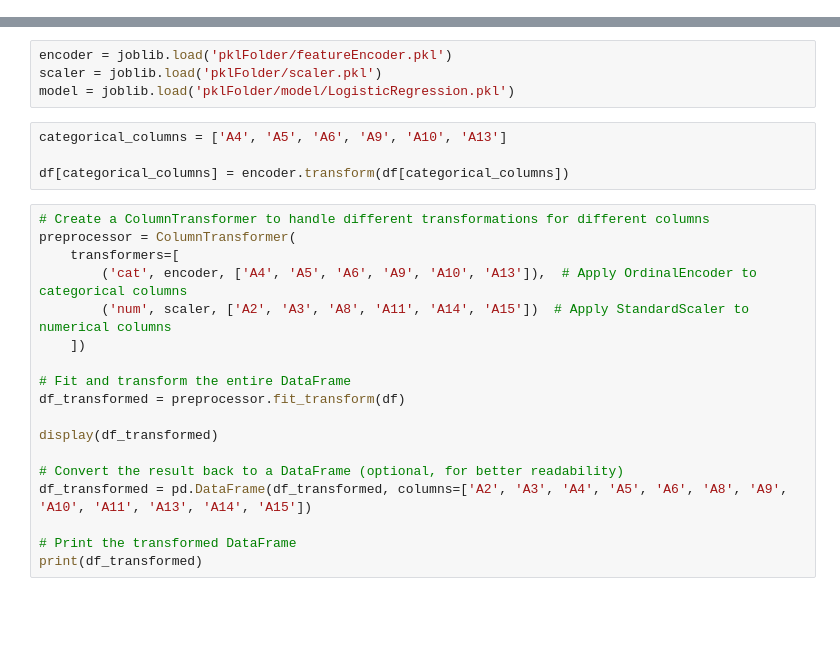
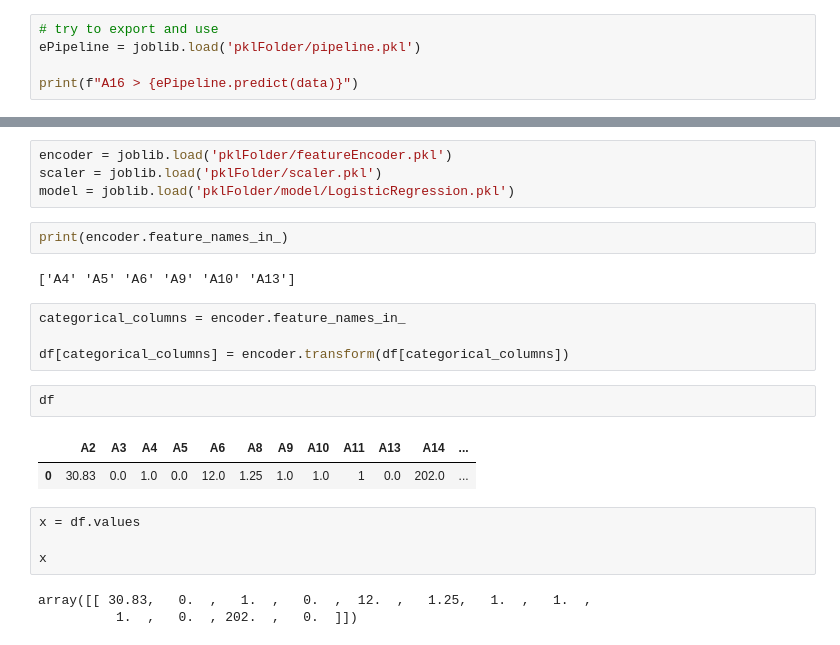
Before and after one commit to crabbbb/Credit-Approval, a Jupyter notebook: New CreditApproval Process.ipynb, the cells around one changed output, grey strips where cells are left out. Drawn from its saved outputs; the diff is of its cells as text; blank space fills up the shorter version.

Commit message:
adding pipeline and some minor change

```diff
--- a/New CreditApproval Process.ipynb
+++ b/New CreditApproval Process.ipynb
@@ -2212,0 +2345,5 @@ XGBOOST Classification > [1] ( true )
+# %%
+# try to export and use
+ePipeline = joblib.load('pklFolder/pipeline.pkl')
+
+print(f"A16 > {ePipeline.predict(data)}")
@@ -2262,25 +2401,23 @@ df
 encoder = joblib.load('pklFolder/featureEncoder.pkl')
 scaler = joblib.load('pklFolder/scaler.pkl')
 model = joblib.load('pklFolder/model/LogisticRegression.pkl')
+# %%
+print(encoder.feature_names_in_)
+# %% [output]
+['A4' 'A5' 'A6' 'A9' 'A10' 'A13']
 # %%
-categorical_columns = ['A4', 'A5', 'A6', 'A9', 'A10', 'A13']
+categorical_columns = encoder.feature_names_in_
 
 df[categorical_columns] = encoder.transform(df[categorical_columns])
-# %%
-# Create a ColumnTransformer to handle different transformations for different columns
-preprocessor = ColumnTransformer(
-    transformers=[
-        ('cat', encoder, ['A4', 'A5', 'A6', 'A9', 'A10', 'A13']),  # Apply OrdinalEncoder to categorical columns
-        ('num', scaler, ['A2', 'A3', 'A8', 'A11', 'A14', 'A15'])  # Apply StandardScaler to numerical columns
-    ])
-
-# Fit and transform the entire DataFrame
-df_transformed = preprocessor.fit_transform(df)
-
-display(df_transformed)
-
-# Convert the result back to a DataFrame (optional, for better readability)
-df_transformed = pd.DataFrame(df_transformed, columns=['A2', 'A3', 'A4', 'A5', 'A6', 'A8', 'A9', 'A10', 'A11', 'A13', 'A14', 'A15'])
-
-# Print the transformed DataFrame
-print(df_transformed)
+# %%
+df
+# %% [output]
+|  | A2 | A3 | A4 | A5 | A6 | A8 | A9 | A10 | A11 | A13 | A14 | ... |
+| 0 | 30.83 | 0.0 | 1.0 | 0.0 | 12.0 | 1.25 | 1.0 | 1.0 | 1 | 0.0 | 202.0 | ... |
+# %%
+x = df.values
+
+x
+# %% [output]
+array([[ 30.83,   0.  ,   1.  ,   0.  ,  12.  ,   1.25,   1.  ,   1.  ,
+          1.  ,   0.  , 202.  ,   0.  ]])
```
Also changed, not shown: parts of 66 cells of this notebook, 6 other files.
